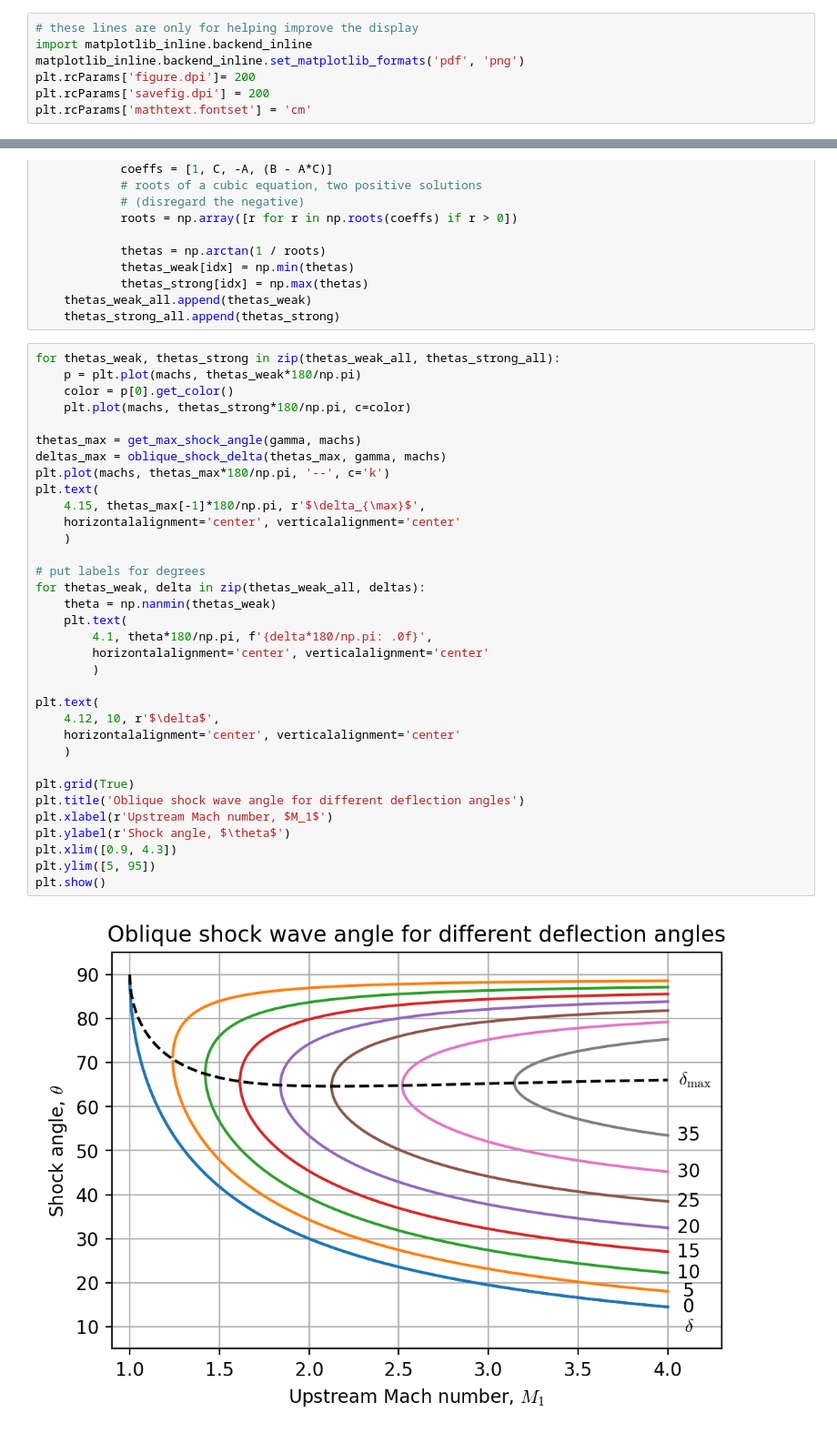
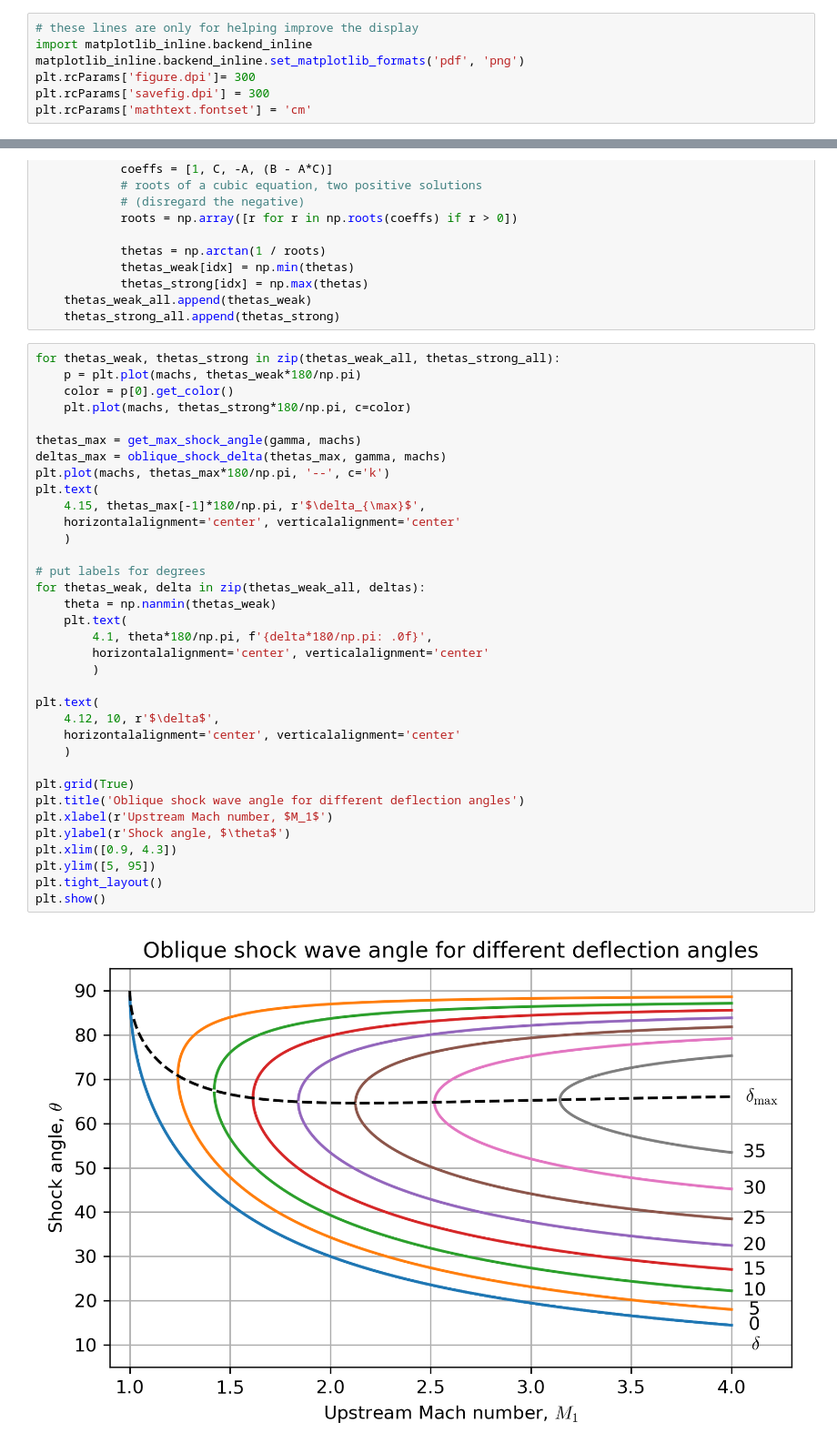
Before and after one commit to kyleniemeyer/gas-dynamics-notes, a Jupyter notebook: book/compressible-flows/oblique-shocks.ipynb, the cells around one changed output, grey strips where cells are left out. Shown at 91% size. Saved outputs shown, nothing was run; the diff lists cells and outputs as text.

Commit message:
updated quality of all plots

```diff
--- a/book/compressible-flows/oblique-shocks.ipynb
+++ b/book/compressible-flows/oblique-shocks.ipynb
@@ -15,8 +15,8 @@ Q_ = ureg.Quantity # We will use this to construct quantities (value + unit)
 # these lines are only for helping improve the display
 import matplotlib_inline.backend_inline
 matplotlib_inline.backend_inline.set_matplotlib_formats('pdf', 'png')
-plt.rcParams['figure.dpi']= 200
-plt.rcParams['savefig.dpi'] = 200
+plt.rcParams['figure.dpi']= 300
+plt.rcParams['savefig.dpi'] = 300
 plt.rcParams['mathtext.fontset'] = 'cm'
 # %% [markdown]
 An **oblique shock** is a shock that the flow encounters at some angle. The shock deflects the flow away from its normal direction, and the final velocity may remain supersonic.
@@ -360,31 +360,32 @@ for thetas_weak, thetas_strong in zip(thetas_weak_all, thetas_strong_all):
 
 thetas_max = get_max_shock_angle(gamma, machs)
 deltas_max = oblique_shock_delta(thetas_max, gamma, machs)
 plt.plot(machs, thetas_max*180/np.pi, '--', c='k')
 plt.text(
     4.15, thetas_max[-1]*180/np.pi, r'$\delta_{\max}$',
     horizontalalignment='center', verticalalignment='center'
     )
 
 # put labels for degrees
 for thetas_weak, delta in zip(thetas_weak_all, deltas):
     theta = np.nanmin(thetas_weak)
     plt.text(
         4.1, theta*180/np.pi, f'{delta*180/np.pi: .0f}',
         horizontalalignment='center', verticalalignment='center'
         )
 
 plt.text(
     4.12, 10, r'$\delta$',
     horizontalalignment='center', verticalalignment='center'
     )
 
 plt.grid(True)
 plt.title('Oblique shock wave angle for different deflection angles')
 plt.xlabel(r'Upstream Mach number, $M_1$')
 plt.ylabel(r'Shock angle, $\theta$')
 plt.xlim([0.9, 4.3])
 plt.ylim([5, 95])
+plt.tight_layout()
 plt.show()
 # %% [output]
-[figure, old version]
+[figure, new version]
```
Also changed, not shown: 10 other files.
